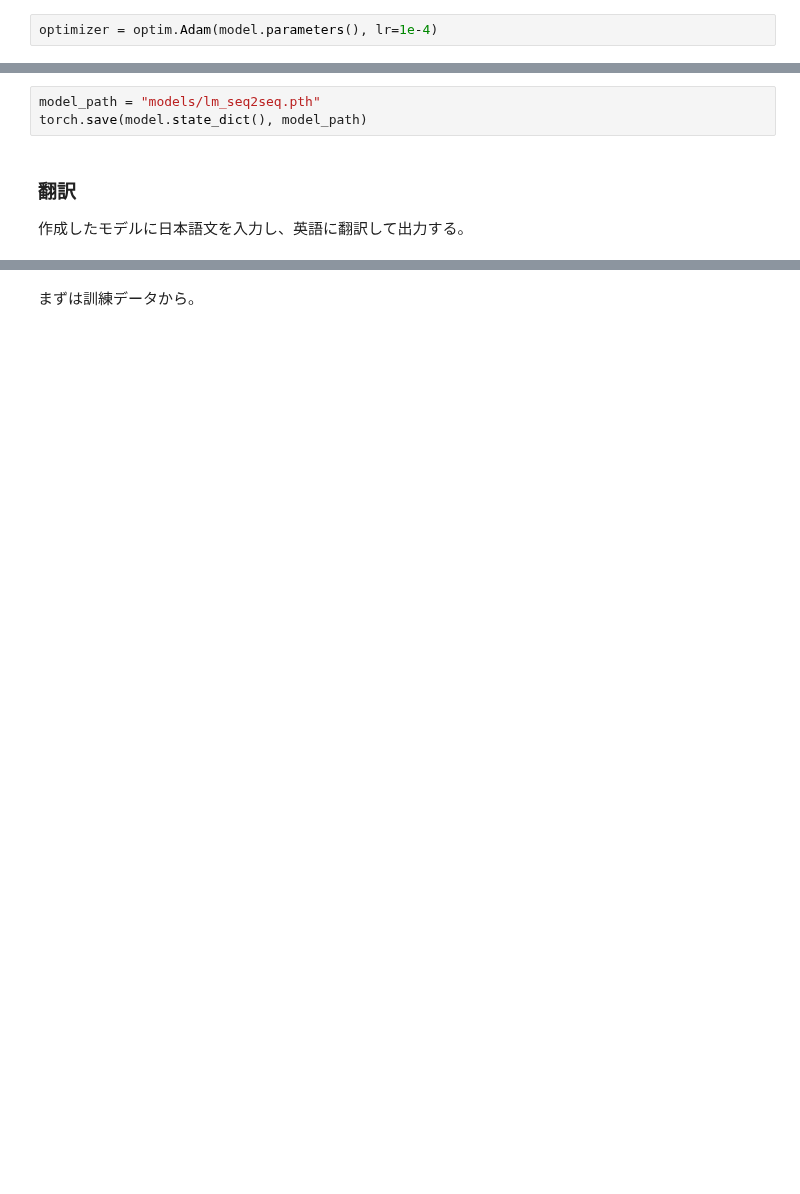
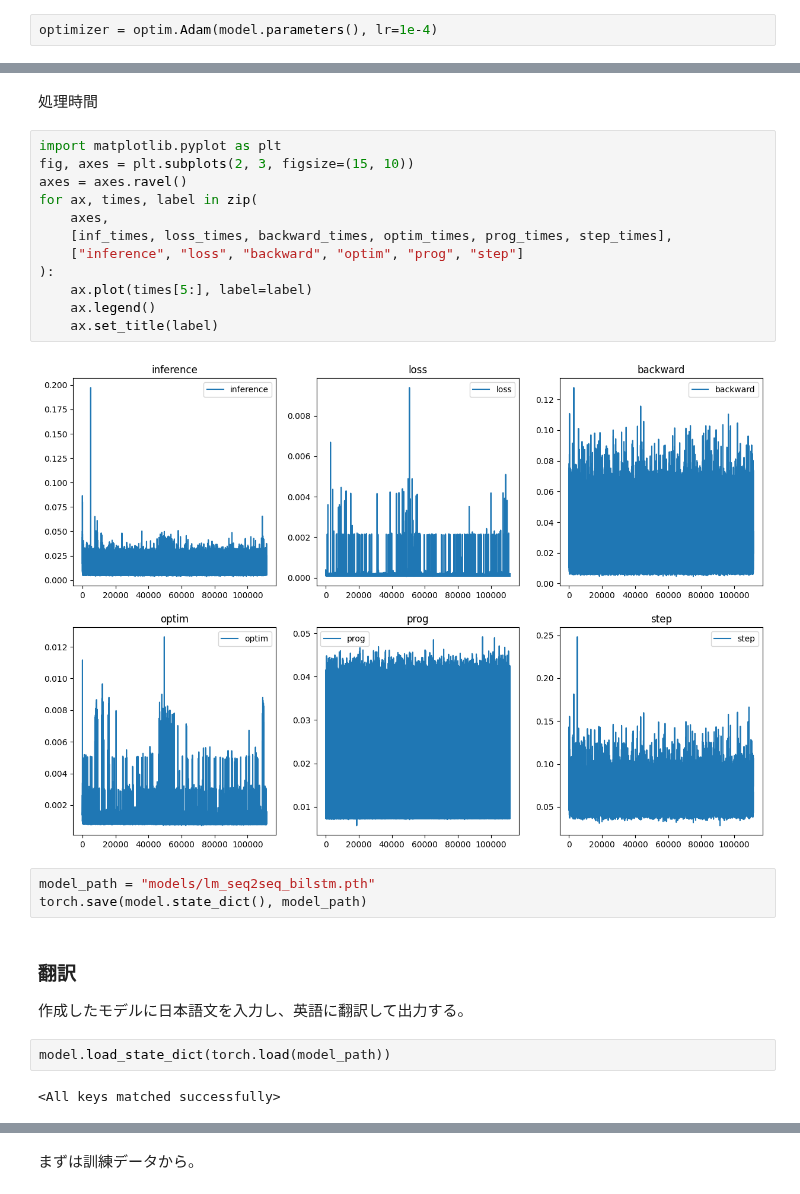
Before and after one commit to misya11p/language-models, a Jupyter notebook: seq2seq.ipynb, the cells around one changed output, grey strips where cells are left out. Saved outputs shown, nothing was run; the diff lists cells and outputs as text; blank space fills up the shorter version.

```diff
--- a/seq2seq.ipynb
+++ b/seq2seq.ipynb
@@ -432,10 +531,30 @@ train(model, optimizer, n_epochs=20, prog_unit=1)
+# %% [markdown]
+処理時間
+# %%
+import matplotlib.pyplot as plt
+fig, axes = plt.subplots(2, 3, figsize=(15, 10))
+axes = axes.ravel()
+for ax, times, label in zip(
+    axes,
+    [inf_times, loss_times, backward_times, optim_times, prog_times, step_times],
+    ["inference", "loss", "backward", "optim", "prog", "step"]
+):
+    ax.plot(times[5:], label=label)
+    ax.legend()
+    ax.set_title(label)
+# %% [output]
+[figure, added]
 # %%
-model_path = "models/lm_seq2seq.pth"
+model_path = "models/lm_seq2seq_bilstm.pth"
 torch.save(model.state_dict(), model_path)
 # %% [markdown]
 ### 翻訳
 
 作成したモデルに日本語文を入力し、英語に翻訳して出力する。
+# %%
+model.load_state_dict(torch.load(model_path))
+# %% [output]
+<All keys matched successfully>
 # %%
 def token_sampling(y, decisive=True):
     y.squeeze_(0)
```
Also changed, not shown: parts of 25 cells of this notebook.
